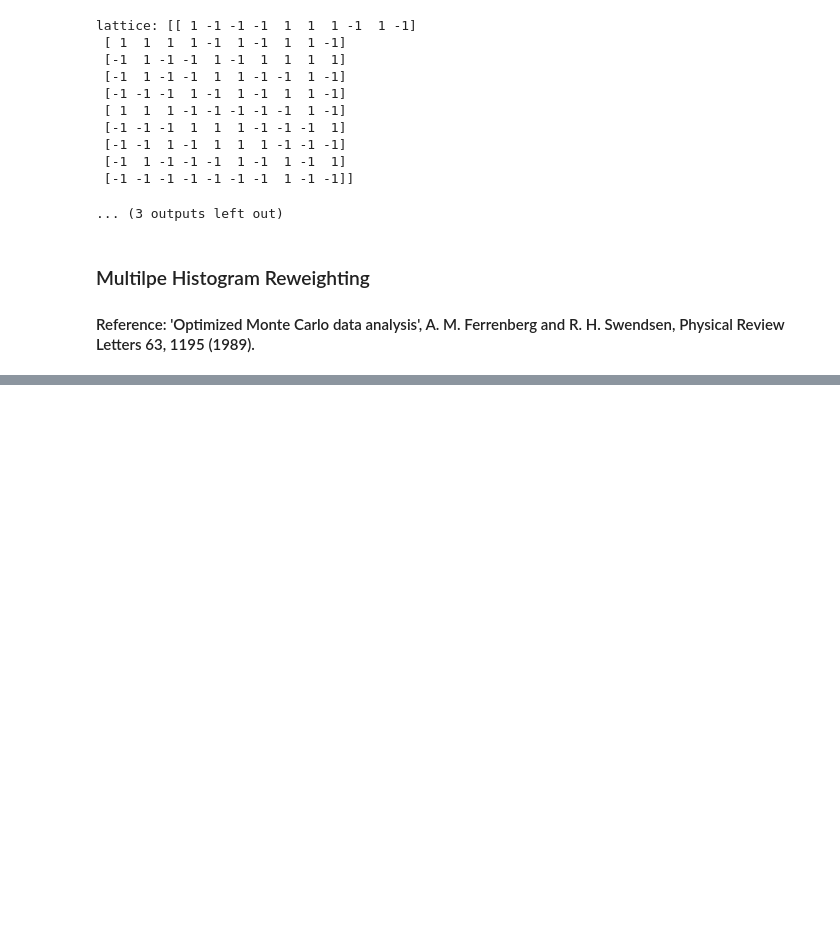
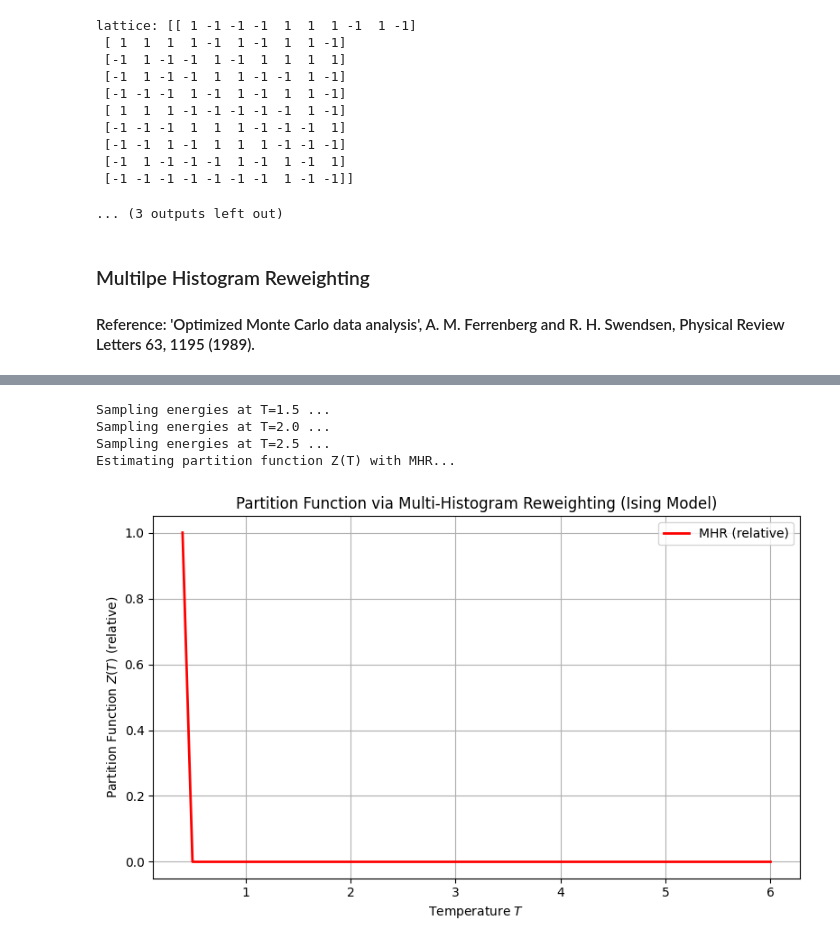
Before and after one commit to tvle2/qcss-partition, a Jupyter notebook: mcmc/main.ipynb, the cells around one changed output, grey strips where cells are left out. Drawn from its saved outputs; the diff is of its cells as text; code cells hidden in the pictures; blank space fills up the shorter version.

```diff
--- a/mcmc/main.ipynb
+++ b/mcmc/main.ipynb
@@ -414,0 +481,62 @@ ModuleNotFoundError: No module named 'numba'
+# %%
+def mhr_partition_function(kT, E, fe, kT_new):
+    """
+    Estimate (relative) partition function at kT_new using MHR.
+    """
+    nrun = len(kT)
+    N = [len(e) for e in E]
+    Z = 0.0
+    for n in range(nrun):
+        for i in range(N[n]):
+            E_ni = E[n][i]
+            num = np.exp(-E_ni/kT_new - fe[n])
+            denom = 0.0
+            for m in range(nrun):
+                denom += N[m] * np.exp(-E_ni/kT[m] + fe[m])
+            Z += num / denom
+    return Z
+# %%
+N = 10                      # lattice size (N x N)
+kT = np.array([1.5, 2.0, 2.5])  # simulation temperatures
+nsamples = 5000                 # samples per temp (can increase for smoother results)
+therm_steps = 5000              # thermalization sweeps
+sample_gap = 10                 # MC sweeps between samples
+latt = RandomL(N)            # initial random lattice
+# Step 1: Generate energies for each temperature
+E = []
+for T in kT:
+    print(f"Sampling energies at T={T} ...")
+    energies = metropolis_energy_samples(N, T, latt, nsamples=nsamples, therm_steps=therm_steps, sample_gap=sample_gap)
+    E.append(energies)
+
+# Step 2: MHR preparation (make b and X)
+b = np.array([[-1.0/T] for T in kT])
+X = [energies[:, np.newaxis] for energies in E]
+
+# Step 3: Compute relative free energies for MHR
+fe = free_energies(b, X)
+
+# Step 4: Estimate partition function at many temperatures
+Te = np.linspace(0.4, 6.0, 60) # range to evaluate Z(T)
+Z_mhr = []
+print("Estimating partition function Z(T) with MHR...")
+for T in Te:
+    Z_mhr.append(mhr_partition_function(kT, E, fe, T))
+Z_mhr = np.array(Z_mhr)
+
+# Step 5: Plot results
+plt.figure(figsize=(8,5))
+plt.plot(Te, Z_mhr/np.max(Z_mhr), 'r-', lw=2, label="MHR (relative)")
+plt.xlabel("Temperature $T$")
+plt.ylabel("Partition Function $Z(T)$ (relative)")
+plt.title("Partition Function via Multi-Histogram Reweighting (Ising Model)")
+plt.legend()
+plt.grid(True)
+plt.tight_layout()
+plt.show()
+# %% [output]
+Sampling energies at T=1.5 ...
+Sampling energies at T=2.0 ...
+Sampling energies at T=2.5 ...
+Estimating partition function Z(T) with MHR...
+[figure, added]
```
Also changed, not shown: parts of 5 cells of this notebook.
